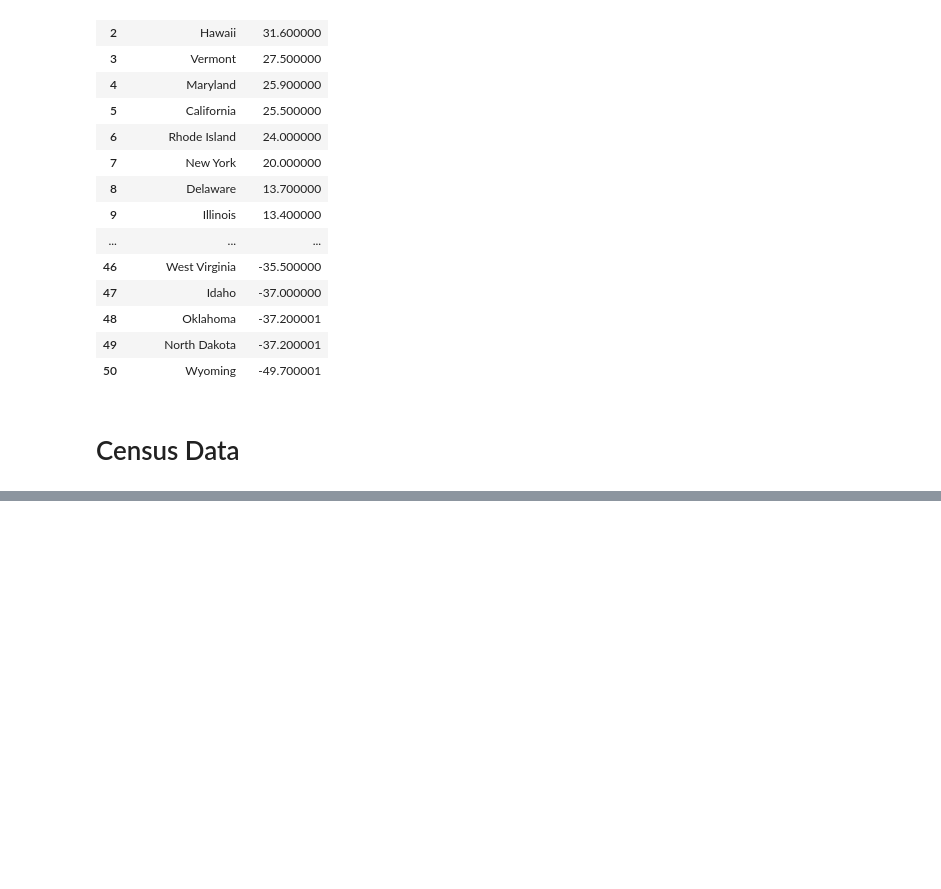
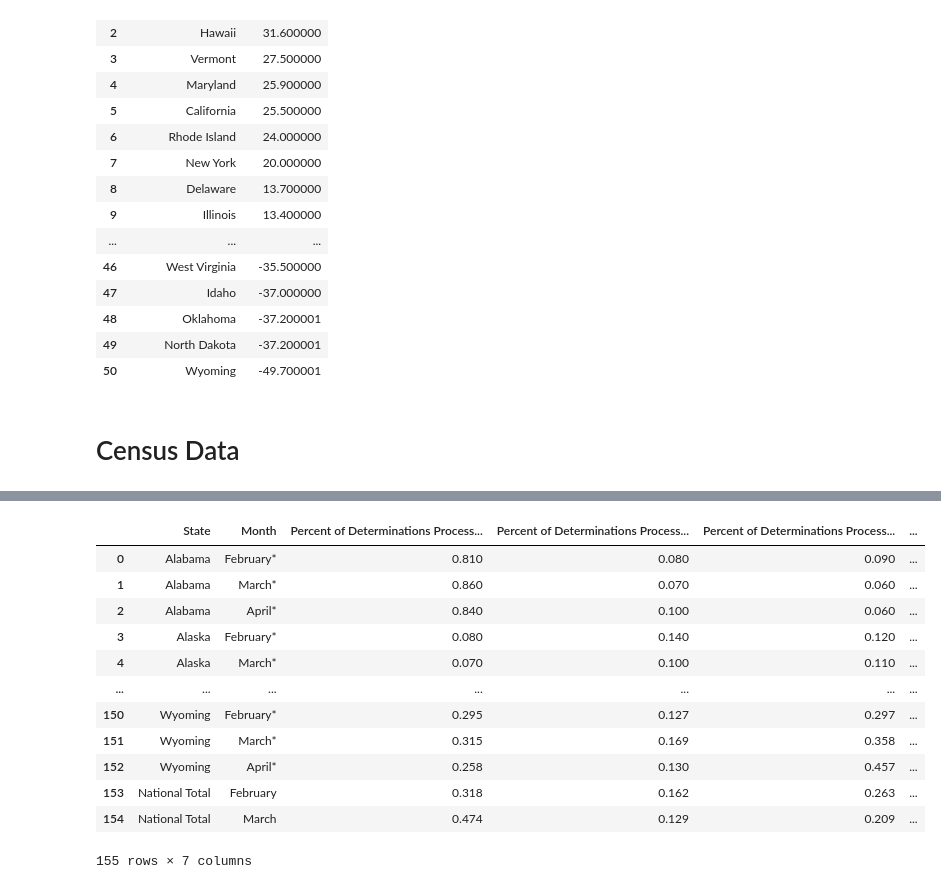
Before and after one commit to carolineeadams/Medicaid_Application_Processing_Time, a Jupyter notebook: Data Joining and Manipulation.ipynb, the cells around one changed output, grey strips where cells are left out. Drawn from its saved outputs; the diff is of its cells as text; code cells hidden in the pictures; blank space fills up the shorter version.

```diff
--- a/Data Joining and Manipulation.ipynb
+++ b/Data Joining and Manipulation.ipynb
@@ -171,0 +226,17 @@ pol_lean
+# %%
+elig_det_dta_19=pd.read_csv("/Users/carolineadams/Documents/Georgetown/F21/DS1/FinalProject/PPOL564_Final_Project/Data/state_app_time_dta2019.csv")
+elig_det_dta_19
+# %% [output]
+|  | State | Month | Percent of Determinations Process... | Percent of Determinations Process... | Percent of Determinations Process... | ... |
+| 0 | Alabama | February* | 0.810 | 0.080 | 0.090 | ... |
+| 1 | Alabama | March* | 0.860 | 0.070 | 0.060 | ... |
+| 2 | Alabama | April* | 0.840 | 0.100 | 0.060 | ... |
+| 3 | Alaska | February* | 0.080 | 0.140 | 0.120 | ... |
+| 4 | Alaska | March* | 0.070 | 0.100 | 0.110 | ... |
+| ... | ... | ... | ... | ... | ... | ... |
+| 150 | Wyoming | February* | 0.295 | 0.127 | 0.297 | ... |
+| 151 | Wyoming | March* | 0.315 | 0.169 | 0.358 | ... |
+| 152 | Wyoming | April* | 0.258 | 0.130 | 0.457 | ... |
+| 153 | National Total | February | 0.318 | 0.162 | 0.263 | ... |
+| 154 | National Total | March | 0.474 | 0.129 | 0.209 | ... |
+155 rows × 7 columns
```
Also changed, not shown: parts of 9 cells of this notebook, 5 other files.
